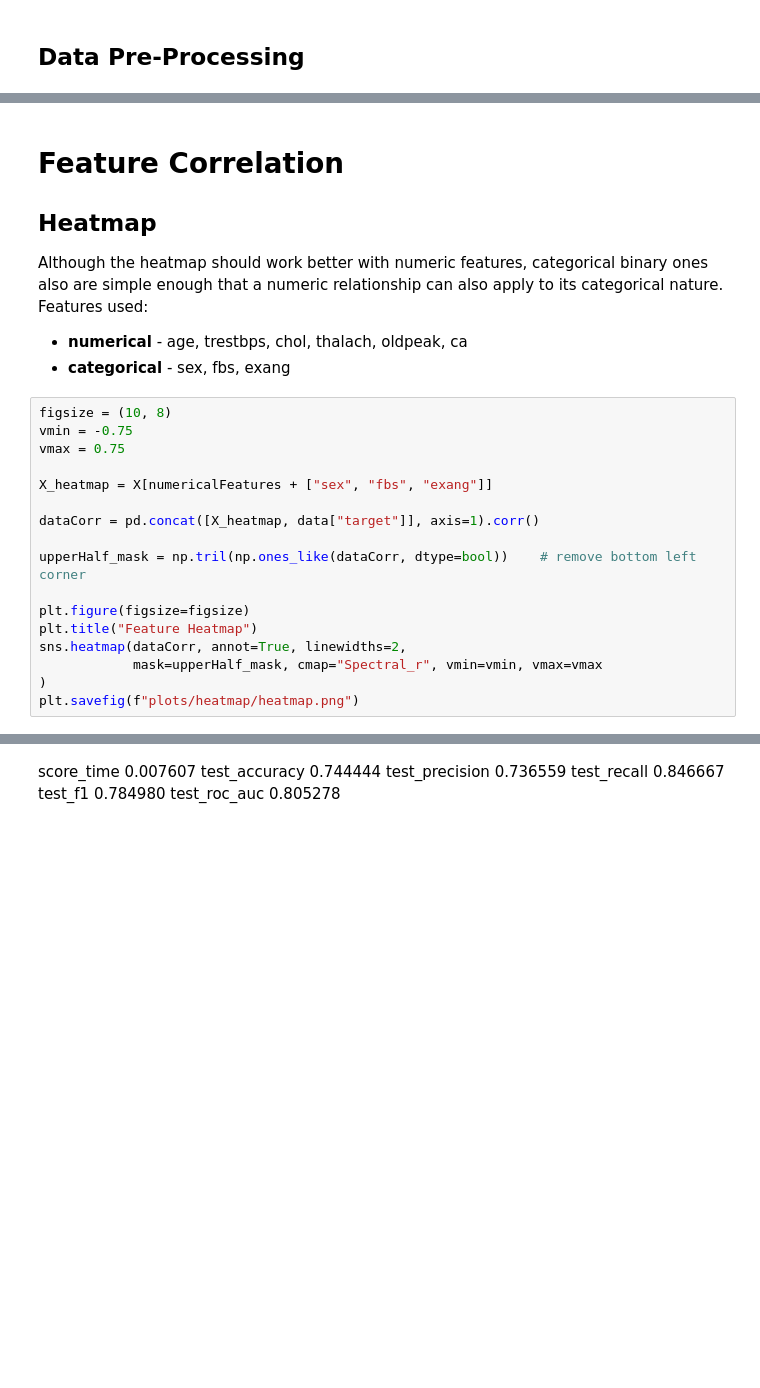
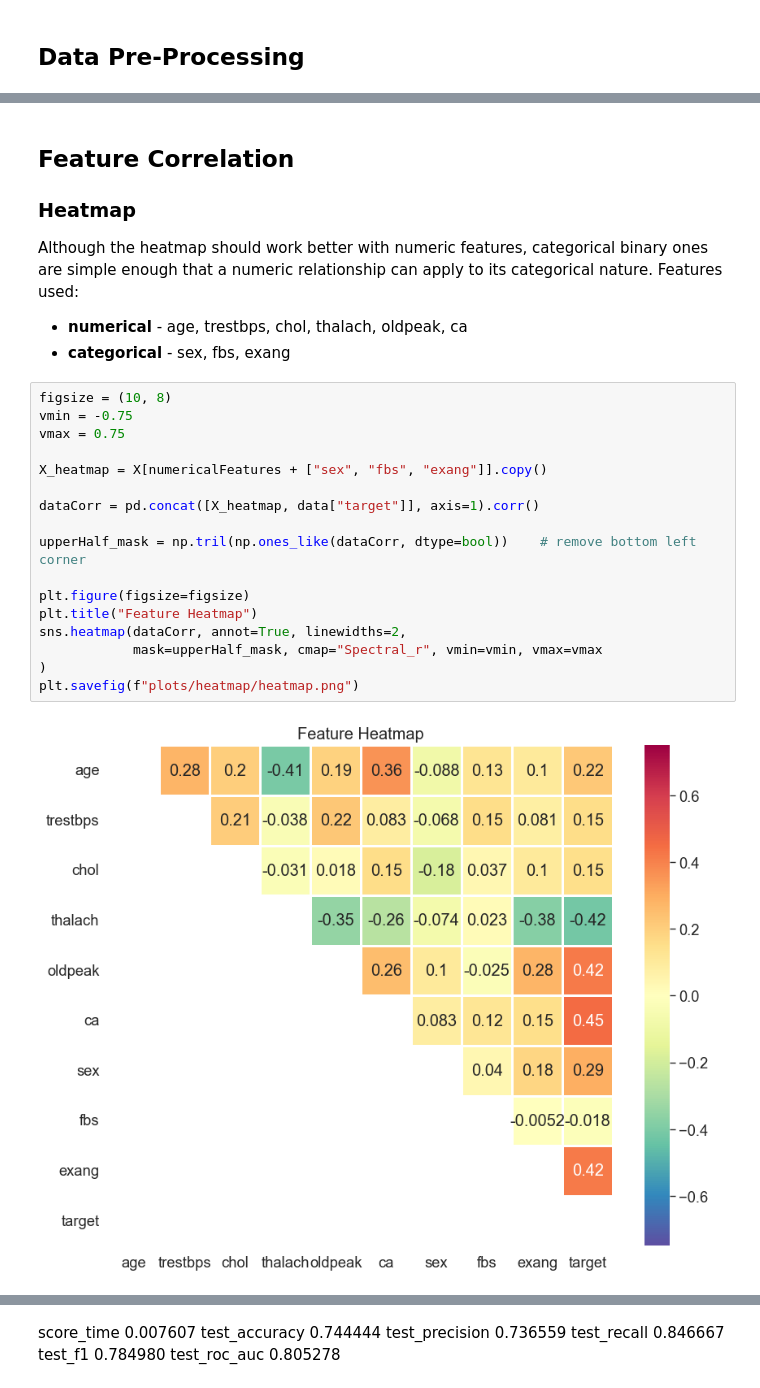
Before and after one commit to diogocerveira/heart-prediese, a Jupyter notebook: DACO_Project.ipynb, the cells around one changed output, grey strips where cells are left out. Drawn from its saved outputs; the diff is of its cells as text; blank space fills up the shorter version.

```diff
--- a/DACO_Project.ipynb
+++ b/DACO_Project.ipynb
@@ -71,26 +85,28 @@ print("one hot norm", one_hot_normalizedX.head(), "\n")
 # %% [markdown]
-# Feature Correlation
+## Feature Correlation
 
-## Heatmap
+### Heatmap
 
-Although the heatmap should work better with numeric features, categorical binary ones also are simple enough that a numeric relationship can also apply to its categorical nature.
+Although the heatmap should work better with numeric features, categorical binary ones are simple enough that a numeric relationship can apply to its categorical nature.
 Features used:
 - **numerical** - age, trestbps, chol, thalach, oldpeak, ca
 - **categorical** - sex, fbs, exang
 # %%
 figsize = (10, 8)
 vmin = -0.75
 vmax = 0.75
 
-X_heatmap = X[numericalFeatures + ["sex", "fbs", "exang"]]
+X_heatmap = X[numericalFeatures + ["sex", "fbs", "exang"]].copy()
 
 dataCorr = pd.concat([X_heatmap, data["target"]], axis=1).corr()
 
 upperHalf_mask = np.tril(np.ones_like(dataCorr, dtype=bool))    # remove bottom left corner
 
 plt.figure(figsize=figsize)
 plt.title("Feature Heatmap")
 sns.heatmap(dataCorr, annot=True, linewidths=2,
             mask=upperHalf_mask, cmap="Spectral_r", vmin=vmin, vmax=vmax
 )
 plt.savefig(f"plots/heatmap/heatmap.png")
+# %% [output]
+[figure, added]
```
Also changed, not shown: parts of 20 cells of this notebook, 8 other files.
